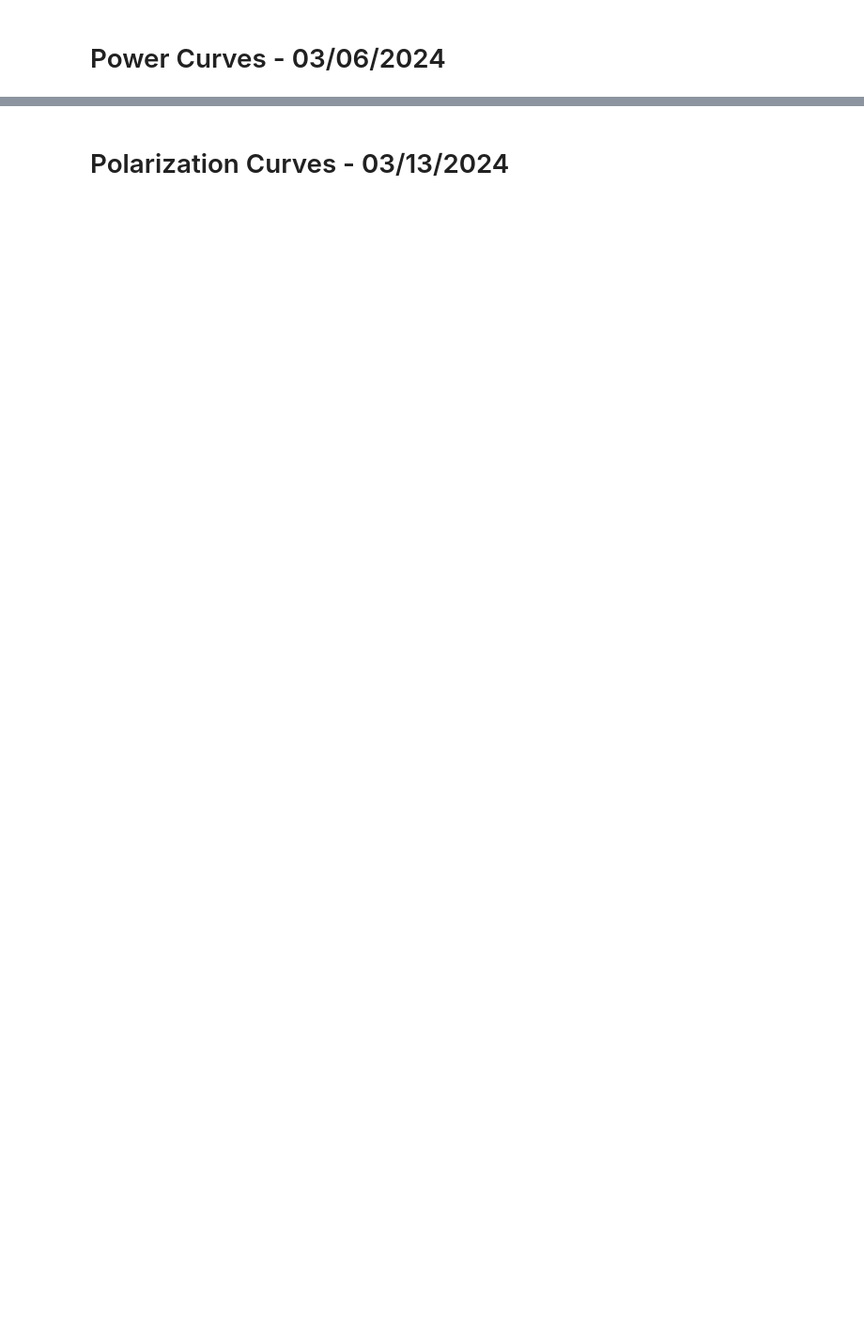
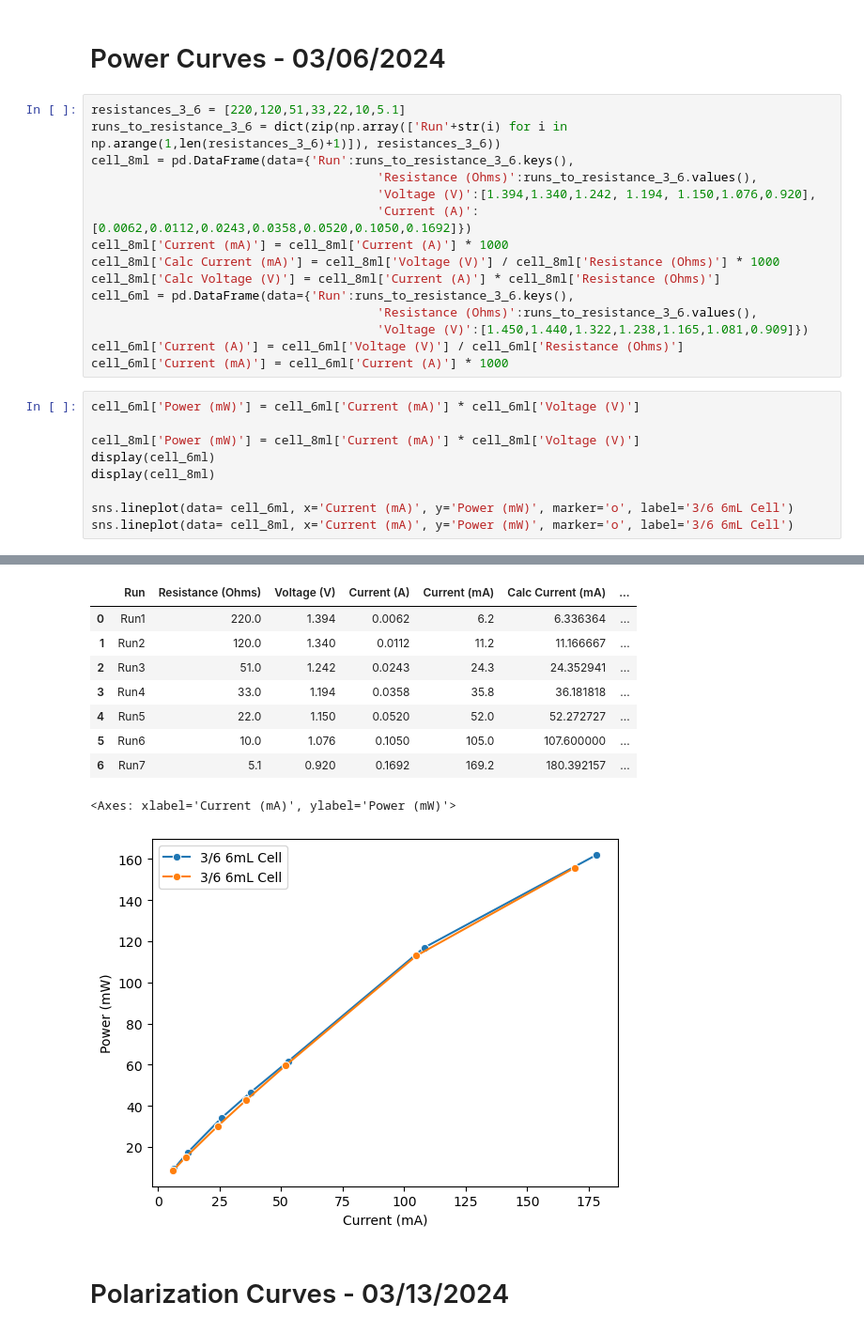
Before and after one commit to Sahand891/PolarizationCurvesMgAir, a Jupyter notebook: Power Curves.ipynb, the cells around one changed output, grey strips where cells are left out. Shown: that part at 94% size. Drawn from its saved outputs; the diff is of its cells as text; blank space fills up the shorter version.

Commit message:
Power Curves Updated

```diff
--- a/Power Curves.ipynb
+++ b/Power Curves.ipynb
@@ -72,2 +72,27 @@ sns.lineplot(data=both_cell_2_21, x='Current (mA)', y='Power (mW)', marker='o',
 # %% [markdown]
 # Power Curves - 03/06/2024
+# %%
+resistances_3_6 = [220,120,51,33,22,10,5.1]
+runs_to_resistance_3_6 = dict(zip(np.array(['Run'+str(i) for i in np.arange(1,len(resistances_3_6)+1)]), resistances_3_6))
+cell_8ml = pd.DataFrame(data={'Run':runs_to_resistance_3_6.keys(),
+                                       'Resistance (Ohms)':runs_to_resistance_3_6.values(),
+                                       'Voltage (V)':[1.394,1.340,1.242, 1.194, 1.150,1.076,0.920],
+                                       'Current (A)':[0.0062,0.0112,0.0243,0.0358,0.0520,0.1050,0.1692]})
+cell_8ml['Current (mA)'] = cell_8ml['Current (A)'] * 1000
+cell_8ml['Calc Current (mA)'] = cell_8ml['Voltage (V)'] / cell_8ml['Resistance (Ohms)'] * 1000
+cell_8ml['Calc Voltage (V)'] = cell_8ml['Current (A)'] * cell_8ml['Resistance (Ohms)']
+cell_6ml = pd.DataFrame(data={'Run':runs_to_resistance_3_6.keys(),
+                                       'Resistance (Ohms)':runs_to_resistance_3_6.values(),
+                                       'Voltage (V)':[1.450,1.440,1.322,1.238,1.165,1.081,0.909]})
+cell_6ml['Current (A)'] = cell_6ml['Voltage (V)'] / cell_6ml['Resistance (Ohms)']
+cell_6ml['Current (mA)'] = cell_6ml['Current (A)'] * 1000
+# %%
+cell_6ml['Power (mW)'] = cell_6ml['Current (mA)'] * cell_6ml['Voltage (V)']
+
+cell_8ml['Power (mW)'] = cell_8ml['Current (mA)'] * cell_8ml['Voltage (V)']
+display(cell_6ml)
+display(cell_8ml)
+
+sns.lineplot(data= cell_6ml, x='Current (mA)', y='Power (mW)', marker='o', label='3/6 6mL Cell')
+sns.lineplot(data= cell_8ml, x='Current (mA)', y='Power (mW)', marker='o', label='3/6 6mL Cell')
+# %% [output]
@@ -74,2 +107,12 @@ sns.lineplot(data=both_cell_2_21, x='Current (mA)', y='Power (mW)', marker='o',
+|  | Run | Resistance (Ohms) | Voltage (V) | Current (A) | Current (mA) | Calc Current (mA) | ... |
+| 0 | Run1 | 220.0 | 1.394 | 0.0062 | 6.2 | 6.336364 | ... |
+| 1 | Run2 | 120.0 | 1.340 | 0.0112 | 11.2 | 11.166667 | ... |
+| 2 | Run3 | 51.0 | 1.242 | 0.0243 | 24.3 | 24.352941 | ... |
+| 3 | Run4 | 33.0 | 1.194 | 0.0358 | 35.8 | 36.181818 | ... |
+| 4 | Run5 | 22.0 | 1.150 | 0.0520 | 52.0 | 52.272727 | ... |
+| 5 | Run6 | 10.0 | 1.076 | 0.1050 | 105.0 | 107.600000 | ... |
+| 6 | Run7 | 5.1 | 0.920 | 0.1692 | 169.2 | 180.392157 | ... |
+<Axes: xlabel='Current (mA)', ylabel='Power (mW)'>
+[figure, added]
 # %% [markdown]
 # Polarization Curves - 03/13/2024
```
Also changed, not shown: parts of 4 cells of this notebook.
